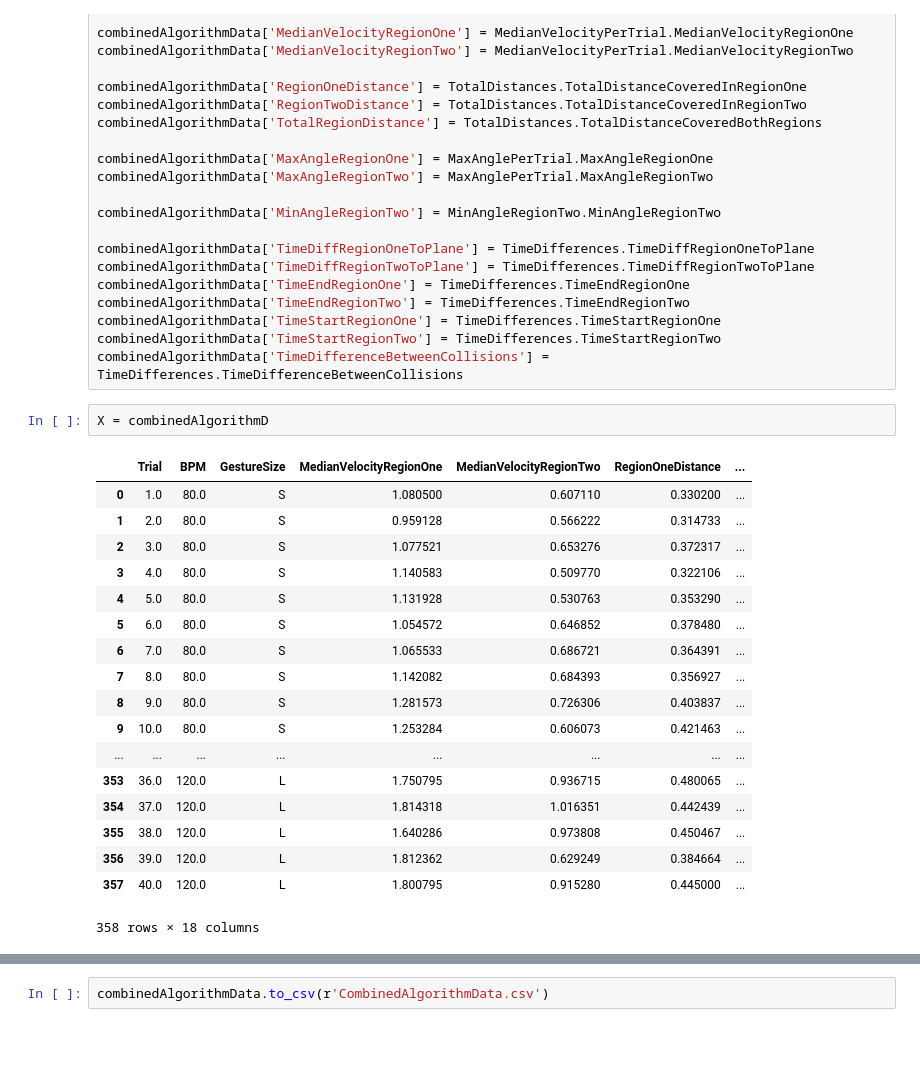
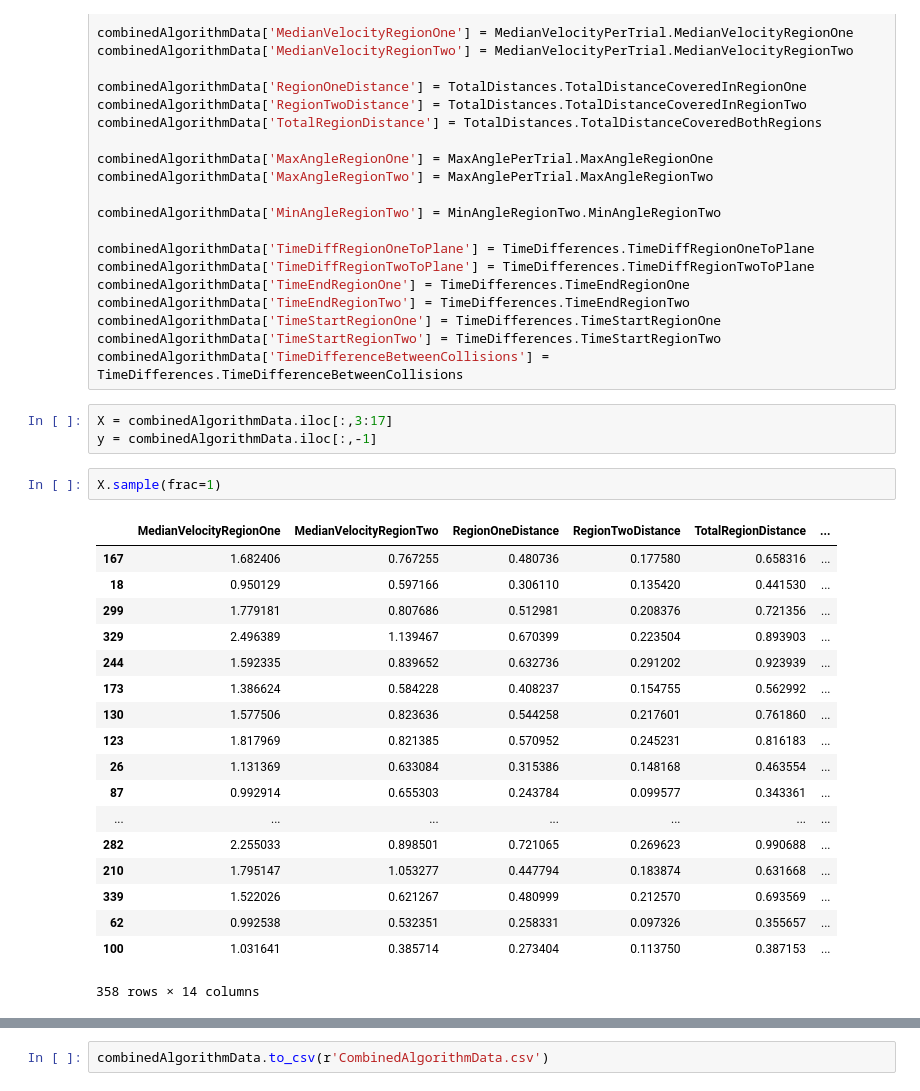
Before and after one commit to ubcemergingmedialab/InteractiveOrchestra, a Jupyter notebook: InteractiveOrchestraDataAnalysis/AlgorithmTable.ipynb, the cells around one changed output, grey strips where cells are left out. Cells and saved outputs as stored; diff of their text form; blank space fills up the shorter version.

Commit message:
Algorithm data set version 1

```diff
--- a/InteractiveOrchestraDataAnalysis/AlgorithmTable.ipynb
+++ b/InteractiveOrchestraDataAnalysis/AlgorithmTable.ipynb
@@ -36,24 +36,27 @@ combinedAlgorithmData['TimeEndRegionTwo'] = TimeDifferences.TimeEndRegionTwo
 combinedAlgorithmData['TimeStartRegionOne'] = TimeDifferences.TimeStartRegionOne
 combinedAlgorithmData['TimeStartRegionTwo'] = TimeDifferences.TimeStartRegionTwo
 combinedAlgorithmData['TimeDifferenceBetweenCollisions'] = TimeDifferences.TimeDifferenceBetweenCollisions
-# %%
-X = combinedAlgorithmD
-# %% [output]
-|  | Trial | BPM | GestureSize | MedianVelocityRegionOne | MedianVelocityRegionTwo | RegionOneDistance | ... |
-| 0 | 1.0 | 80.0 | S | 1.080500 | 0.607110 | 0.330200 | ... |
-| 1 | 2.0 | 80.0 | S | 0.959128 | 0.566222 | 0.314733 | ... |
-| 2 | 3.0 | 80.0 | S | 1.077521 | 0.653276 | 0.372317 | ... |
-| 3 | 4.0 | 80.0 | S | 1.140583 | 0.509770 | 0.322106 | ... |
-| 4 | 5.0 | 80.0 | S | 1.131928 | 0.530763 | 0.353290 | ... |
-| 5 | 6.0 | 80.0 | S | 1.054572 | 0.646852 | 0.378480 | ... |
-| 6 | 7.0 | 80.0 | S | 1.065533 | 0.686721 | 0.364391 | ... |
-| 7 | 8.0 | 80.0 | S | 1.142082 | 0.684393 | 0.356927 | ... |
-| 8 | 9.0 | 80.0 | S | 1.281573 | 0.726306 | 0.403837 | ... |
-| 9 | 10.0 | 80.0 | S | 1.253284 | 0.606073 | 0.421463 | ... |
-| ... | ... | ... | ... | ... | ... | ... | ... |
-| 353 | 36.0 | 120.0 | L | 1.750795 | 0.936715 | 0.480065 | ... |
-| 354 | 37.0 | 120.0 | L | 1.814318 | 1.016351 | 0.442439 | ... |
-| 355 | 38.0 | 120.0 | L | 1.640286 | 0.973808 | 0.450467 | ... |
-| 356 | 39.0 | 120.0 | L | 1.812362 | 0.629249 | 0.384664 | ... |
-| 357 | 40.0 | 120.0 | L | 1.800795 | 0.915280 | 0.445000 | ... |
-358 rows × 18 columns
+# %%
+X = combinedAlgorithmData.iloc[:,3:17]
+y = combinedAlgorithmData.iloc[:,-1]
+# %%
+X.sample(frac=1)
+# %% [output]
+|  | MedianVelocityRegionOne | MedianVelocityRegionTwo | RegionOneDistance | RegionTwoDistance | TotalRegionDistance | ... |
+| 167 | 1.682406 | 0.767255 | 0.480736 | 0.177580 | 0.658316 | ... |
+| 18 | 0.950129 | 0.597166 | 0.306110 | 0.135420 | 0.441530 | ... |
+| 299 | 1.779181 | 0.807686 | 0.512981 | 0.208376 | 0.721356 | ... |
+| 329 | 2.496389 | 1.139467 | 0.670399 | 0.223504 | 0.893903 | ... |
+| 244 | 1.592335 | 0.839652 | 0.632736 | 0.291202 | 0.923939 | ... |
+| 173 | 1.386624 | 0.584228 | 0.408237 | 0.154755 | 0.562992 | ... |
+| 130 | 1.577506 | 0.823636 | 0.544258 | 0.217601 | 0.761860 | ... |
+| 123 | 1.817969 | 0.821385 | 0.570952 | 0.245231 | 0.816183 | ... |
+| 26 | 1.131369 | 0.633084 | 0.315386 | 0.148168 | 0.463554 | ... |
+| 87 | 0.992914 | 0.655303 | 0.243784 | 0.099577 | 0.343361 | ... |
+| ... | ... | ... | ... | ... | ... | ... |
+| 282 | 2.255033 | 0.898501 | 0.721065 | 0.269623 | 0.990688 | ... |
+| 210 | 1.795147 | 1.053277 | 0.447794 | 0.183874 | 0.631668 | ... |
+| 339 | 1.522026 | 0.621267 | 0.480999 | 0.212570 | 0.693569 | ... |
+| 62 | 0.992538 | 0.532351 | 0.258331 | 0.097326 | 0.355657 | ... |
+| 100 | 1.031641 | 0.385714 | 0.273404 | 0.113750 | 0.387153 | ... |
+358 rows × 14 columns
```
Also changed, not shown: parts of 2 cells of this notebook.
